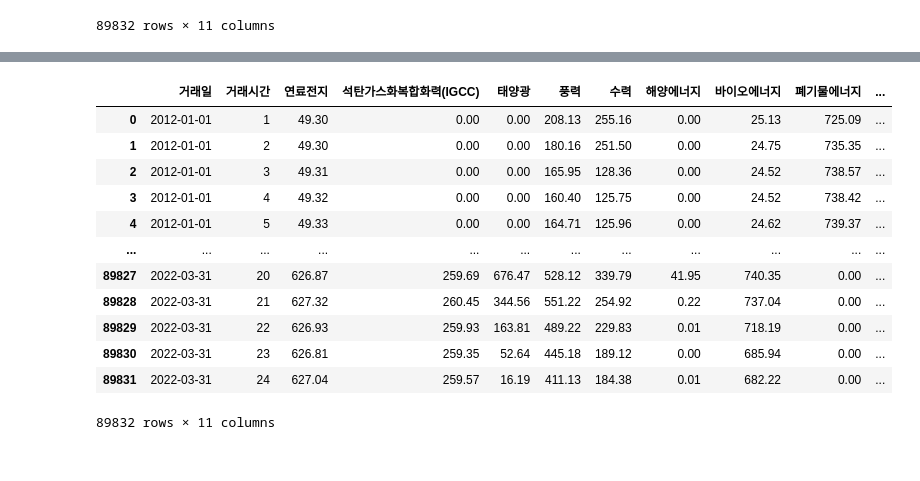
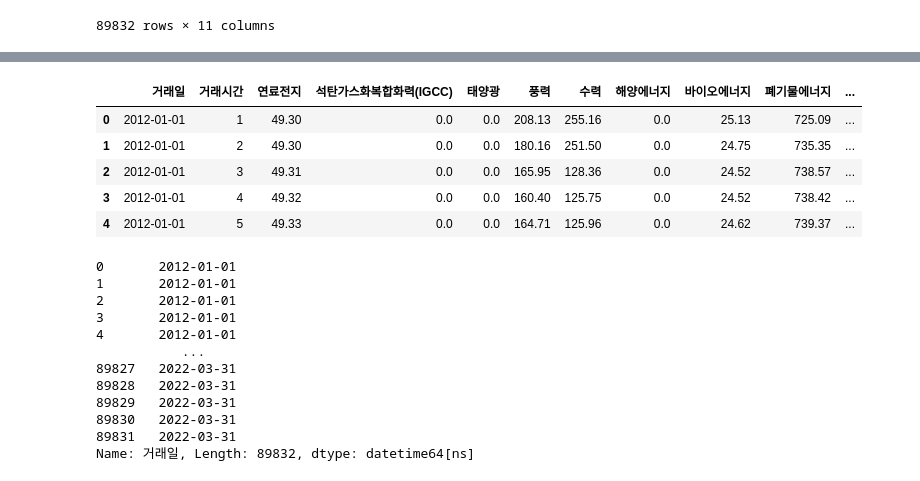
Before and after one commit to catac1/machine_learning, a Jupyter notebook: 물고기.ipynb, the cells around one changed output, grey strips where cells are left out. Drawn from its saved outputs; the diff is of its cells as text; code cells hidden in the pictures.

```diff
--- a/물고기.ipynb
+++ b/물고기.ipynb
@@ -32,6 +13,6 @@ df
 # %%
-energy_df = pd.read_csv("./csv/한국전력거래소_시간별 신재생에너지 거래량_20220331.csv", encoding="euc-kr")
-energy_df
+df_elec = pd.read_csv("./csv/한국전력거래소_시간별 신재생에너지 거래량_20220331.csv", encoding="euc-kr")
+df_elec
 # %% [output]
 |  | 거래일 | 거래시간 | 연료전지 | 석탄가스화복합화력(IGCC) | 태양광 | 풍력 | 수력 | 해양에너지 | 바이오에너지 | 폐기물에너지 | ... |
 | 0 | 2012-01-01 | 1 | 49.302058 | 0.00000 | 0.000000 | 208.133273 | 255.162698 | 0.000000 | 25.131512 | 725.090852 | ... |
@@ -66,19 +30,27 @@ dtype: object
 # %%
-df[df.columns[2:]] = df[df.columns[2:]].round(2)
-df
+df_elec[df_elec.columns[2:]] = df_elec[df_elec.columns[2:]].round(2)
+df_elec.head(5)
 # %% [output]
 |  | 거래일 | 거래시간 | 연료전지 | 석탄가스화복합화력(IGCC) | 태양광 | 풍력 | 수력 | 해양에너지 | 바이오에너지 | 폐기물에너지 | ... |
-| 0 | 2012-01-01 | 1 | 49.30 | 0.00 | 0.00 | 208.13 | 255.16 | 0.00 | 25.13 | 725.09 | ... |
-| 1 | 2012-01-01 | 2 | 49.30 | 0.00 | 0.00 | 180.16 | 251.50 | 0.00 | 24.75 | 735.35 | ... |
-| 2 | 2012-01-01 | 3 | 49.31 | 0.00 | 0.00 | 165.95 | 128.36 | 0.00 | 24.52 | 738.57 | ... |
-| 3 | 2012-01-01 | 4 | 49.32 | 0.00 | 0.00 | 160.40 | 125.75 | 0.00 | 24.52 | 738.42 | ... |
-| 4 | 2012-01-01 | 5 | 49.33 | 0.00 | 0.00 | 164.71 | 125.96 | 0.00 | 24.62 | 739.37 | ... |
-| ... | ... | ... | ... | ... | ... | ... | ... | ... | ... | ... | ... |
-| 89827 | 2022-03-31 | 20 | 626.87 | 259.69 | 676.47 | 528.12 | 339.79 | 41.95 | 740.35 | 0.00 | ... |
-| 89828 | 2022-03-31 | 21 | 627.32 | 260.45 | 344.56 | 551.22 | 254.92 | 0.22 | 737.04 | 0.00 | ... |
-| 89829 | 2022-03-31 | 22 | 626.93 | 259.93 | 163.81 | 489.22 | 229.83 | 0.01 | 718.19 | 0.00 | ... |
-| 89830 | 2022-03-31 | 23 | 626.81 | 259.35 | 52.64 | 445.18 | 189.12 | 0.00 | 685.94 | 0.00 | ... |
-| 89831 | 2022-03-31 | 24 | 627.04 | 259.57 | 16.19 | 411.13 | 184.38 | 0.01 | 682.22 | 0.00 | ... |
+| 0 | 2012-01-01 | 1 | 49.30 | 0.0 | 0.0 | 208.13 | 255.16 | 0.0 | 25.13 | 725.09 | ... |
+| 1 | 2012-01-01 | 2 | 49.30 | 0.0 | 0.0 | 180.16 | 251.50 | 0.0 | 24.75 | 735.35 | ... |
+| 2 | 2012-01-01 | 3 | 49.31 | 0.0 | 0.0 | 165.95 | 128.36 | 0.0 | 24.52 | 738.57 | ... |
+| 3 | 2012-01-01 | 4 | 49.32 | 0.0 | 0.0 | 160.40 | 125.75 | 0.0 | 24.52 | 738.42 | ... |
+| 4 | 2012-01-01 | 5 | 49.33 | 0.0 | 0.0 | 164.71 | 125.96 | 0.0 | 24.62 | 739.37 | ... |
-89832 rows × 11 columns
 # %%
-df['태양광비율'] = (df['태양광'] / df['신재생 합계'] * 100).round(2)
+df_elec['태양광비율'] = (df_elec['태양광'] / df_elec['신재생 합계'] * 100).round(2)
+df_elec['거래일'] = pd.to_datetime(df_elec['거래일'])
+df_elec['거래일']
+# %% [output]
+0       2012-01-01
+1       2012-01-01
+2       2012-01-01
+3       2012-01-01
+4       2012-01-01
+           ...
+89827   2022-03-31
+89828   2022-03-31
+89829   2022-03-31
+89830   2022-03-31
+89831   2022-03-31
+Name: 거래일, Length: 89832, dtype: datetime64[ns]
```
Also changed, not shown: parts of 22 cells of this notebook, 2 other files.
